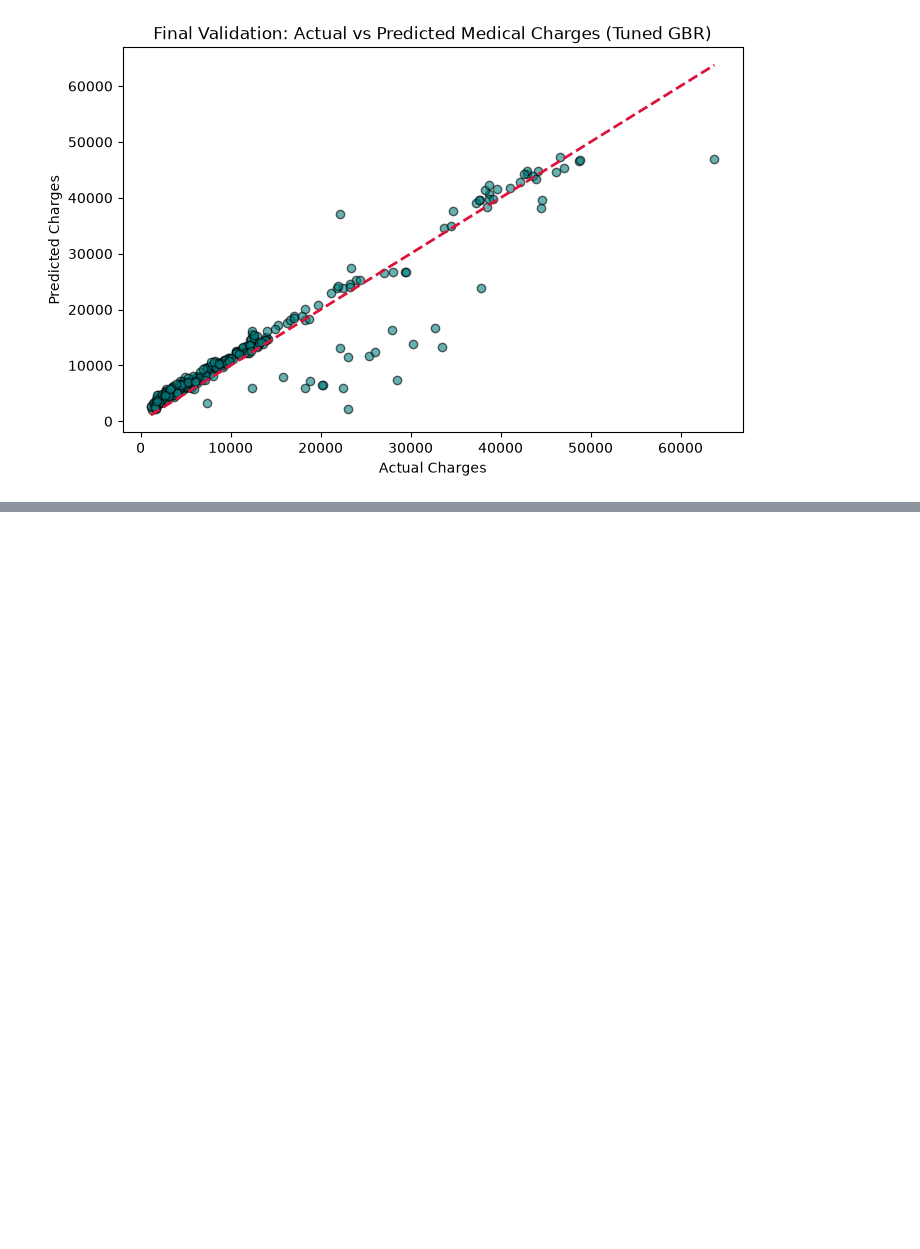
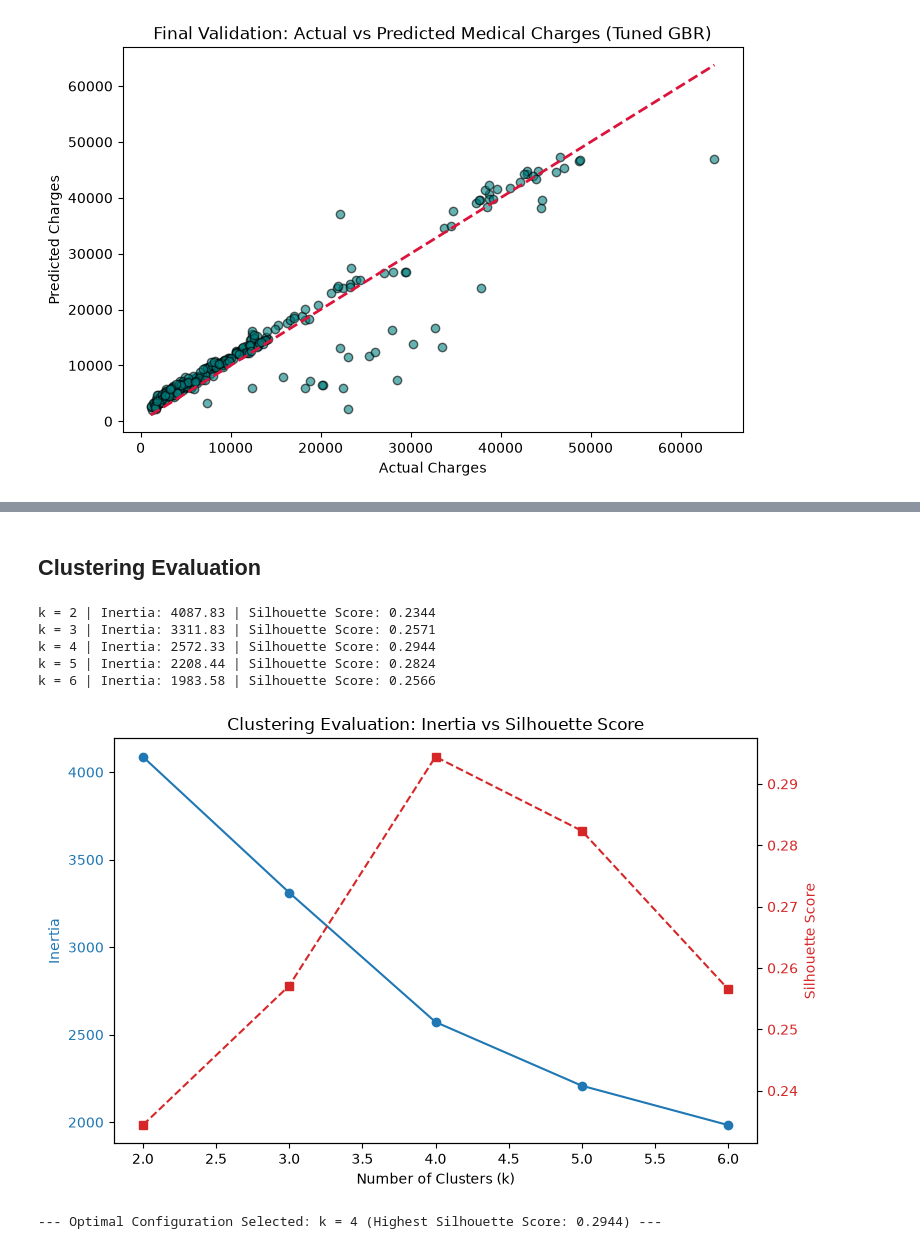
Before and after one commit to Laibarehman-SE/ML-Regression-Preparation., a Jupyter notebook: regression_task.ipynb, the cells around one changed output, grey strips where cells are left out. Drawn from its saved outputs; the diff is of its cells as text; code cells hidden in the pictures; blank space fills up the shorter version.

```diff
--- a/regression_task.ipynb
+++ b/regression_task.ipynb
@@ -643,0 +1300,59 @@ Tuned GBR KPI -> MAE: 2520.75 | RMSE: 4348.35 | R2: 0.88
+# %% [markdown]
+## Clustering Evaluation
+# %%
+import pandas as pd
+import numpy as np
+import matplotlib.pyplot as plt
+from sklearn.cluster import KMeans
+from sklearn.metrics import silhouette_score
+
+# 1. Load Standardized Clustering Data
+X_scaled_df = pd.read_csv('insurance_clustering_prepared.csv')
+if 'Cluster' in X_scaled_df.columns:
+    X_scaled_df = X_scaled_df.drop('Cluster', axis=1)
+
+# 2. Evaluate K-Means using Inertia and Silhouette Scores
+k_values = range(2, 7)
+inertia_scores = []
+silhouette_scores = []
+
+for k in k_values:
+    kmeans = KMeans(n_clusters=k, random_state=42, n_init=10)
+    cluster_labels = kmeans.fit_predict(X_scaled_df)
+
+    inertia_scores.append(kmeans.inertia_)
+    sil_score = silhouette_score(X_scaled_df, cluster_labels)
+    silhouette_scores.append(sil_score)
+    print(f"k = {k} | Inertia: {kmeans.inertia_:.2f} | Silhouette Score: {sil_score:.4f}")
+
+# 3. Plot Comparison Charts
+fig, ax1 = plt.subplots(figsize=(8, 5))
+
+color = 'tab:blue'
+ax1.set_xlabel('Number of Clusters (k)')
+ax1.set_ylabel('Inertia', color=color)
+ax1.plot(k_values, inertia_scores, marker='o', color=color, label='Inertia')
+ax1.tick_params(axis='y', labelcolor=color)
+
+ax2 = ax1.twinx()
+color = 'tab:red'
+ax2.set_ylabel('Silhouette Score', color=color)
+ax2.plot(k_values, silhouette_scores, marker='s', color=color, linestyle='--', label='Silhouette Score')
+ax2.tick_params(axis='y', labelcolor=color)
+
+plt.title('Clustering Evaluation: Inertia vs Silhouette Score')
+fig.tight_layout()
+plt.savefig('clustering_evaluation_metrics.png')
+plt.show()
+
+# 4. Final Optimal Selection (Selecting highest silhouette score configuration)
+best_k = k_values[np.argmax(silhouette_scores)]
+print(f"\n--- Optimal Configuration Selected: k = {best_k} (Highest Silhouette Score: {max(silhouette_scores):.4f}) ---")
+# %% [output]
+k = 2 | Inertia: 4087.83 | Silhouette Score: 0.2344
+k = 3 | Inertia: 3311.83 | Silhouette Score: 0.2571
+k = 4 | Inertia: 2572.33 | Silhouette Score: 0.2944
+k = 5 | Inertia: 2208.44 | Silhouette Score: 0.2824
+k = 6 | Inertia: 1983.58 | Silhouette Score: 0.2566
+[figure, added]
+--- Optimal Configuration Selected: k = 4 (Highest Silhouette Score: 0.2944) ---
```
Also changed, not shown: parts of 29 cells of this notebook.
